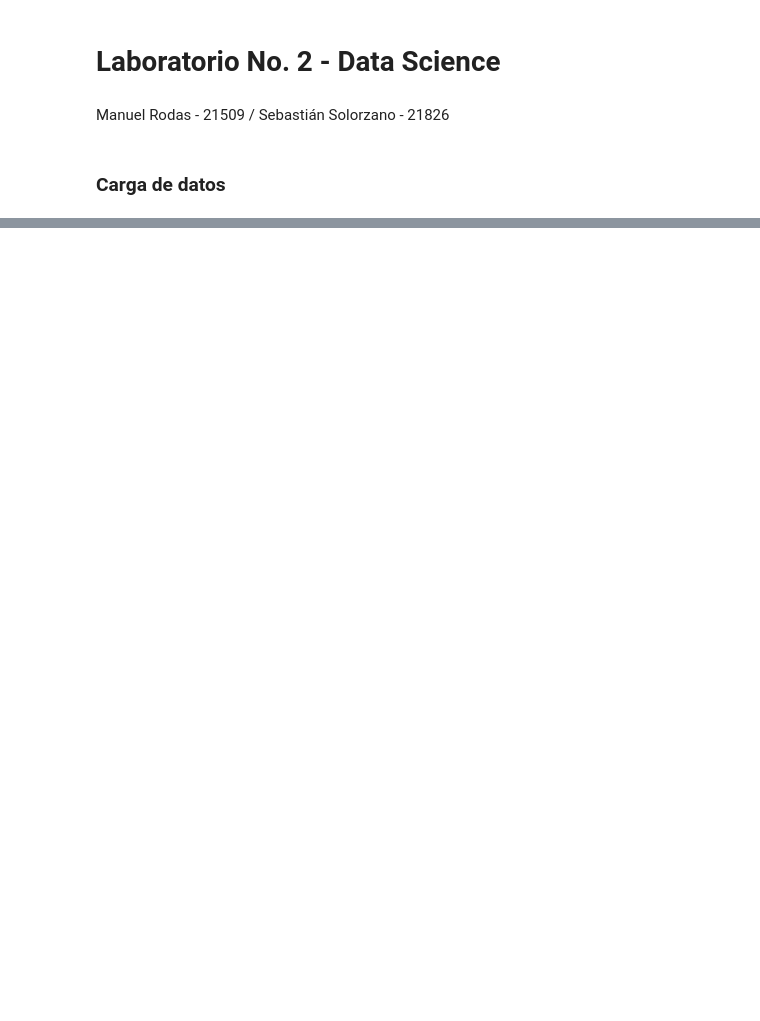
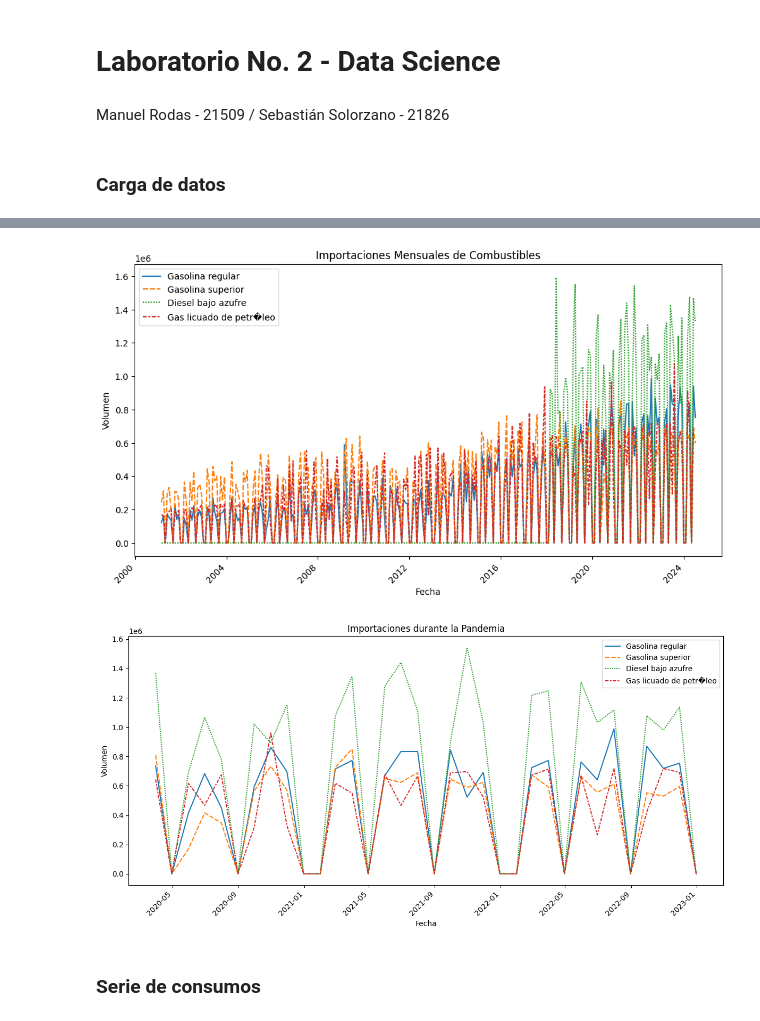
Before and after one commit to Sebas021210/Lab2-DS, a Jupyter notebook: Lab2.ipynb, the cells around one changed output, grey strips where cells are left out. Drawn from its saved outputs; the diff is of its cells as text; code cells hidden in the pictures; blank space fills up the shorter version.

```diff
--- a/Lab2.ipynb
+++ b/Lab2.ipynb
@@ -56,0 +169,7 @@ precios_df.head()
+# %%
+analizar_picos(importaciones_df1)
+# %% [output]
+[figure, added]
+[figure, added]
+# %% [markdown]
+### Serie de consumos
```
Also changed, not shown: parts of 21 cells of this notebook, 1 other file.
